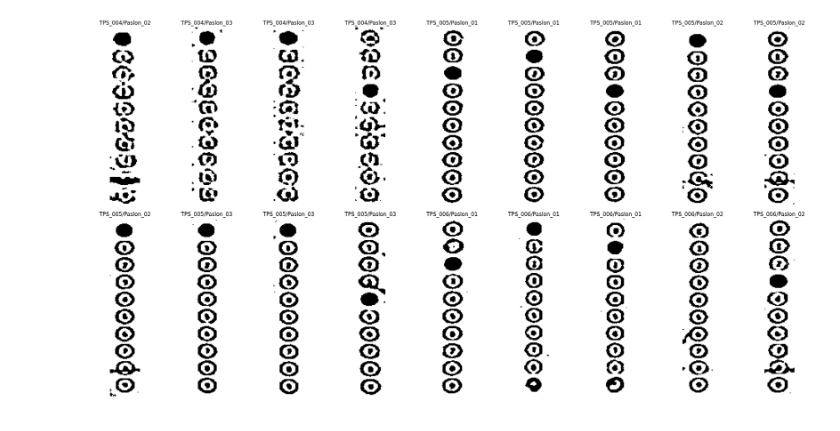
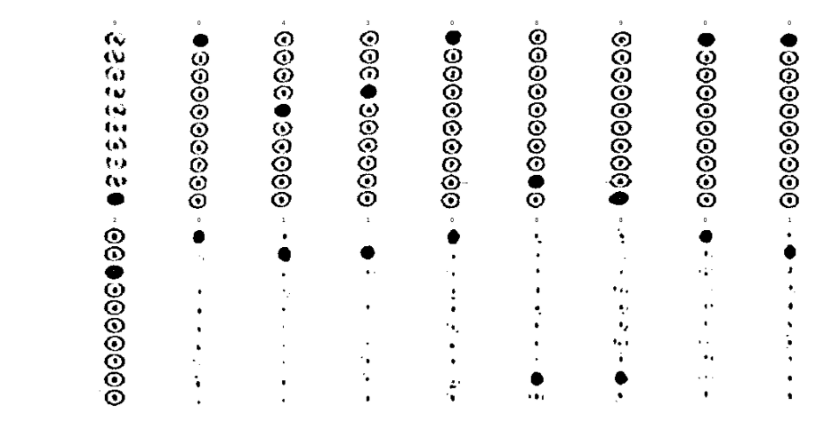
Before and after one commit to vncnttan/binus-project-computer-vision-sirekap, a Jupyter notebook: main.ipynb, the cells around one changed output. Cells and saved outputs as stored; diff of their text form; code cells hidden in the pictures.

Commit message:
feat: labelling

```diff
--- a/main.ipynb
+++ b/main.ipynb
@@ -10,6 +28,8 @@ DIR_TEST = "dataset-cropped/Test/"
 # %%
 images = []
 labels = []
+
+df = pd.read_csv("dataset-rotated/label.csv")
 
 for tps in os.listdir(DIR_TRAIN):
     for paslon in os.listdir(os.path.join(DIR_TRAIN, tps)):
@@ -25,17 +45,21 @@ for tps in os.listdir(DIR_TRAIN):
             # cv2.floodFill(th, None, (0, 0), 123, )
 
             th = th / 255.0
-            labels.append(tps + "/" + paslon)
             images.append(th)
+
+    curr_tps = df[df['tps'] == tps]
+    for col in (['suara_paslon_1', 'suara_paslon_2', 'suara_paslon_3']):
+        label_str = '{:03d}'.format(curr_tps[col].values[0])
+        labels.extend([int(n) for n in label_str])
 # %%
 plt.figure(figsize=(24, 12))
 for i in range (18):
     plt.subplot(2, 9, i + 1)
     plt.axis("off")
-    fig = plt.imshow(images[i+32], 'gray')
-    plt.title(labels[i+32])
+    fig = plt.imshow(images[i+1520], 'gray')
+    plt.title(labels[i+1520])
 
 plt.tight_layout()
 plt.show()
 # %% [output]
-[figure, old version]
+[figure, new version]
```
Also changed, not shown: parts of 2 cells of this notebook.
